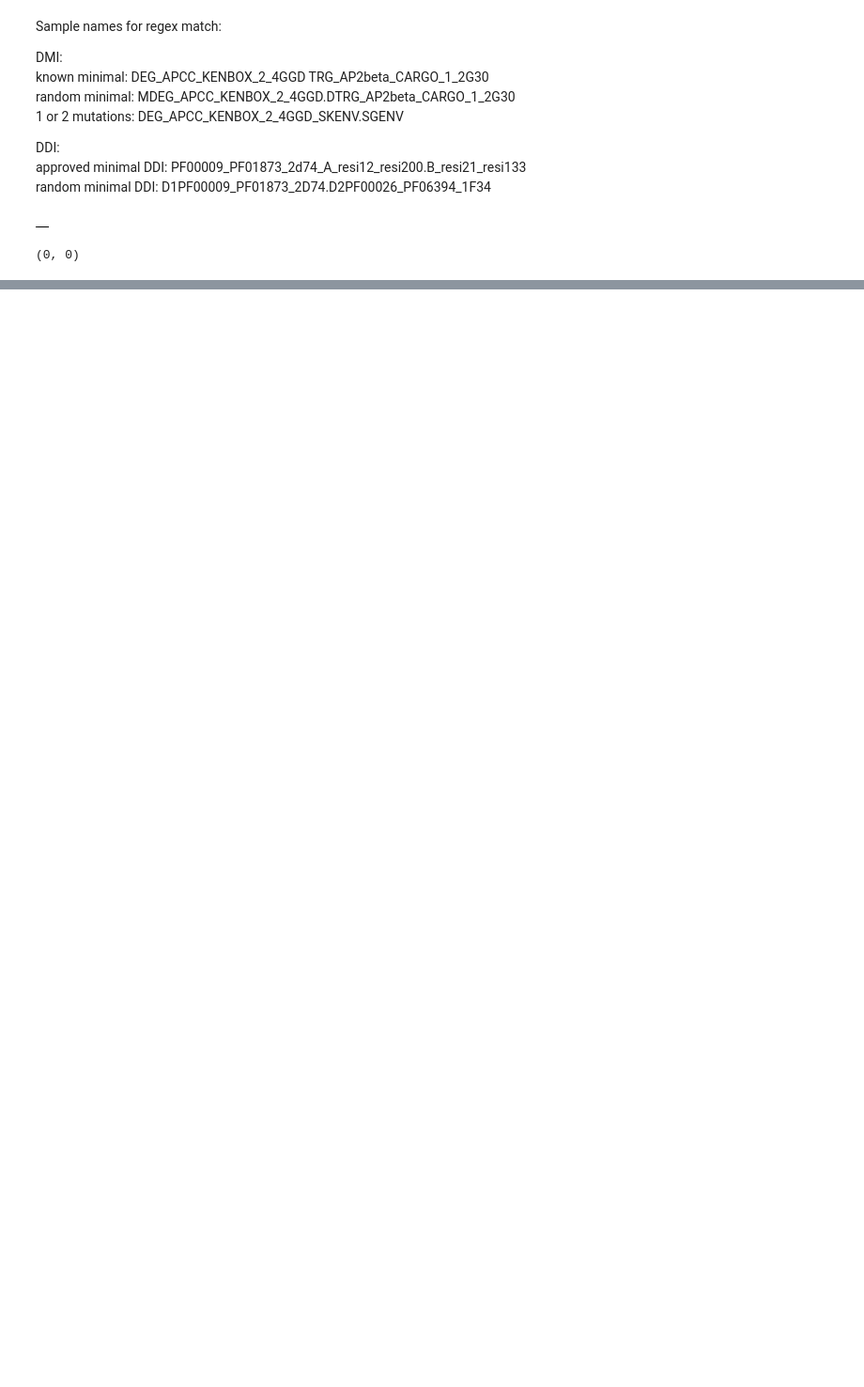
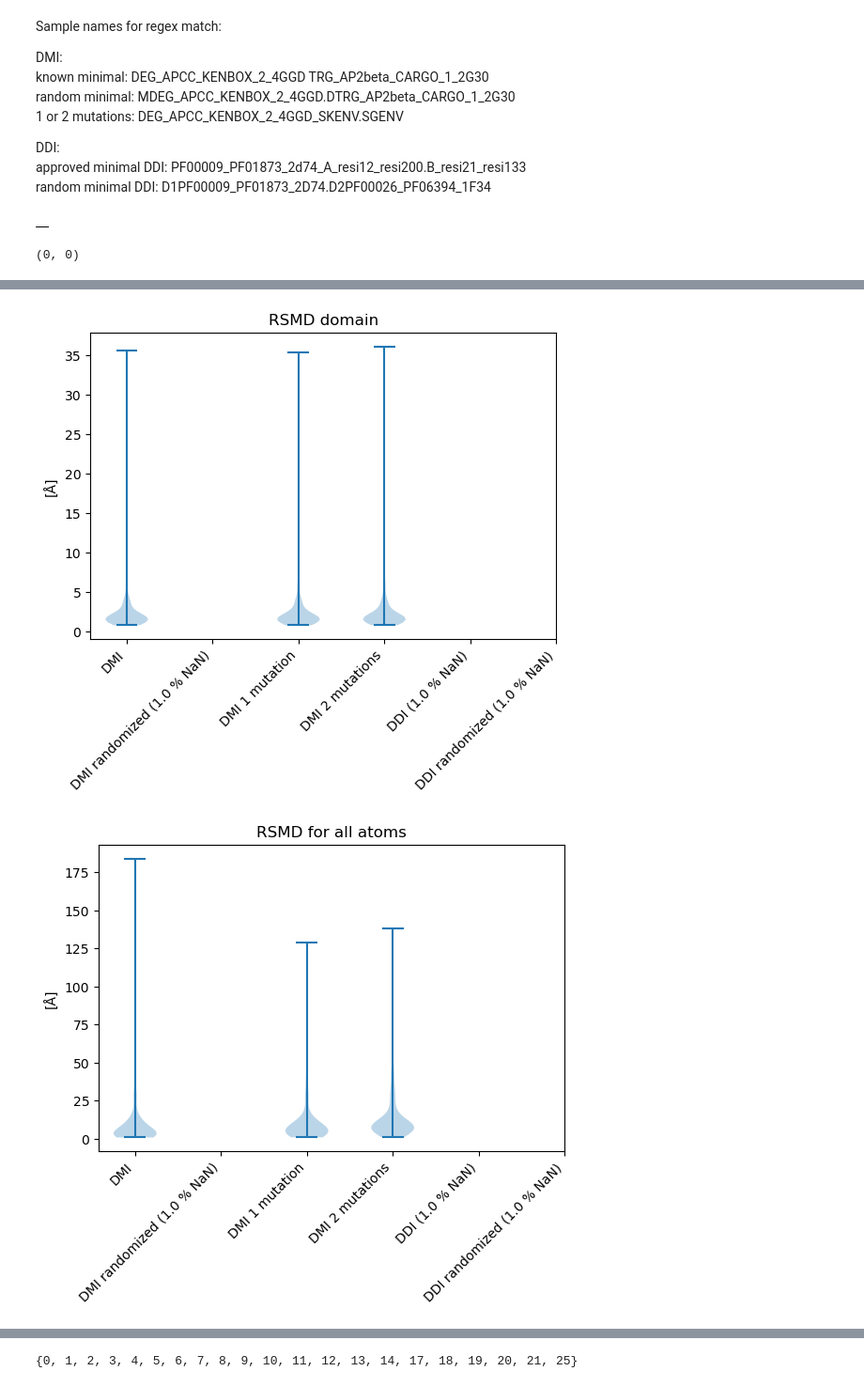
Before and after one commit to andreasmz/bachelorthesis, a Jupyter notebook: dev/2025-01-16 dataset analyzation.ipynb, the cells around one changed output, grey strips where cells are left out. Shown at 94% size. Cells and saved outputs as stored; diff of their text form; code cells hidden in the pictures; blank space fills up the shorter version.

```diff
--- a/dev/2025-01-16 dataset analyzation.ipynb
+++ b/dev/2025-01-16 dataset analyzation.ipynb
@@ -260,0 +296,2 @@ measurement.to_csv(Path("../ressources/af_structures.csv"), index=False)
+# %%
+dataAF["min_distance"] = dataAF["min_distance"].fillna(20)
@@ -260,0 +319,72 @@ measurement.to_csv(Path("../ressources/af_structures.csv"), index=False)
+# %%
+rnd = np.random.default_rng(seed=2501)
+
+columns = {
+    "RMSD_domain": ["RSMD domain", "[Å]"],
+    "RMSD_all_atom_peptide": ["RSMD for all atoms", "[Å]"],
+    "RMSD_backbone_peptide": ["RSMD for backbone", "[Å]"],
+    "buried_area": ["Accessible surface area", "Surface Area [Å]"],
+    "min_distance": ["Interface distance", "interface distance [Å]"],
+    "salt_bridges": ["Salt bridges", "count"],
+    "hbonds" : ["Hydrogen bonds", "count"],
+    "hydrophobic_interactions": ["Hydrophobic Interactions", "count"],
+}
+#fig, axes = plt.subplots(len(columns), 1, figsize=(10, 10*len(columns)))
+for i, (column, (title, y_label)) in enumerate(columns.items()):
+    #ax: matplotlib_Axis = axes[i]
+    paired_DMI = dataAF[dataAF["num_mutation_in_motif"] == "known minimal"][column].to_numpy()
+    random_DMI = dataAF[dataAF["num_mutation_in_motif"] == "random minimal"][column].to_numpy()
+    mutated1_DMI = dataAF[dataAF["num_mutation_in_motif"] == "1"][column].to_numpy()
+    mutated2_DMI = dataAF[dataAF["num_mutation_in_motif"] == "2"][column].to_numpy()
+    paired_DDI = dataAF[dataAF["num_mutation_in_motif"] == "approved minimal DDI"][column].to_numpy()
+    random_DDI = dataAF[dataAF["num_mutation_in_motif"] == "random minimal DDI"][column].to_numpy()
+    paired_DMI_nan_ratio = np.count_nonzero(np.isnan(paired_DMI)) / len(paired_DMI) if len(paired_DMI) != 0 else 0
+    random_DMI_nan_ratio = np.count_nonzero(np.isnan(random_DMI)) / len(random_DMI) if len(random_DMI) != 0 else 0
+    mutated1_DMI_nan_ratio = np.count_nonzero(np.isnan(mutated1_DMI)) / len(mutated1_DMI) if len(mutated1_DMI) != 0 else 0
+    mutated2_DMI_nan_ratio = np.count_nonzero(np.isnan(mutated2_DMI)) / len(mutated2_DMI) if len(mutated2_DMI) != 0 else 0
+    paired_DDI_nan_ratio = np.count_nonzero(np.isnan(paired_DDI)) / len(paired_DDI) if len(paired_DDI) != 0 else 0
+    random_DDI_nan_ratio = np.count_nonzero(np.isnan(random_DDI)) / len(random_DDI) if len(random_DDI) != 0 else 0
+    paired_DMI = paired_DMI[~np.isnan(paired_DMI)]
+    random_DMI = random_DMI[~np.isnan(random_DMI)]
+    mutated1_DMI = mutated1_DMI[~np.isnan(mutated1_DMI)]
+    mutated2_DMI = mutated2_DMI[~np.isnan(mutated2_DMI)]
+    paired_DDI = paired_DDI[~np.isnan(paired_DDI)]
+    random_DDI = random_DDI[~np.isnan(random_DDI)]
+
+    labels = ["DMI", "DMI randomized", "DMI 1 mutation", "DMI 2 mutations", "DDI", "DDI randomized"]
+
+    _data = [paired_DMI, random_DMI, mutated1_DMI, mutated2_DMI, paired_DDI, random_DDI]
+    _positions = [x for x in range(len(_data))]
+    for i in range(len(_data)-1, -1, -1):
+        if len(_data[i]) == 0:
+            del _data[i]
+            del _positions[i]
+
+    plt.violinplot(_data, _positions)
+    #plt.violinplot({"DMI": random_DMI, "DMI randomized": random_DMI, "DMI 1 mutation": mutated1_DMI, "DMI 2 mutations": mutated2_DMI, "DDI": paired_DDI, "DDI randomized": random_DDI})
+
+    """labels = []
+    for i, (label, data) in enumerate({"DMI": random_DMI, "DMI randomized": random_DMI, "DMI 1 mutation": mutated1_DMI, "DMI 2 mutations": mutated2_DMI, "DDI": paired_DDI, "DDI randomized": random_DDI}.items()):
+        _line = ax.scatter(rnd.normal(i, 0.1, size=len(data)), data)
+        _nc = _line.get_facecolor()[0]
+        _nc[3] = 0.1
+        _line.set_facecolor(_nc)
+        _line.set_edgecolor(_nc)
+        labels.append(label)"""
+    for i2, p in enumerate([paired_DMI_nan_ratio, random_DMI_nan_ratio, mutated1_DMI_nan_ratio, mutated2_DMI_nan_ratio, paired_DDI_nan_ratio, random_DDI_nan_ratio]):
+        if p > 0.5:
+            labels[i2] = f"{labels[i2]} ({round(p, 1)} % NaN)"
+
+
+    plt.title(title)
+    plt.ylabel(y_label)
+    plt.xticks(range(len(labels)), labels)
+    #ax.set_title(title)
+    #ax.set_ylabel(y_label)
+    #ax.set_xticks(range(len(labels)), labels)
+
+    plt.gcf().autofmt_xdate(rotation=45)
+    plt.show()
+# %% [output]
+[figure, added]
+[figure, added]
@@ -260,0 +397,5 @@ measurement.to_csv(Path("../ressources/af_structures.csv"), index=False)
+# %%
+rm = dataAF[dataAF["num_mutation_in_motif"] == "random minimal"]
+set(rm["hbonds"])
+# %% [output]
+{0, 1, 2, 3, 4, 5, 6, 7, 8, 9, 10, 11, 12, 13, 14, 17, 18, 19, 20, 21, 25}
```
Also changed, not shown: parts of 8 cells of this notebook, 2 other files.
